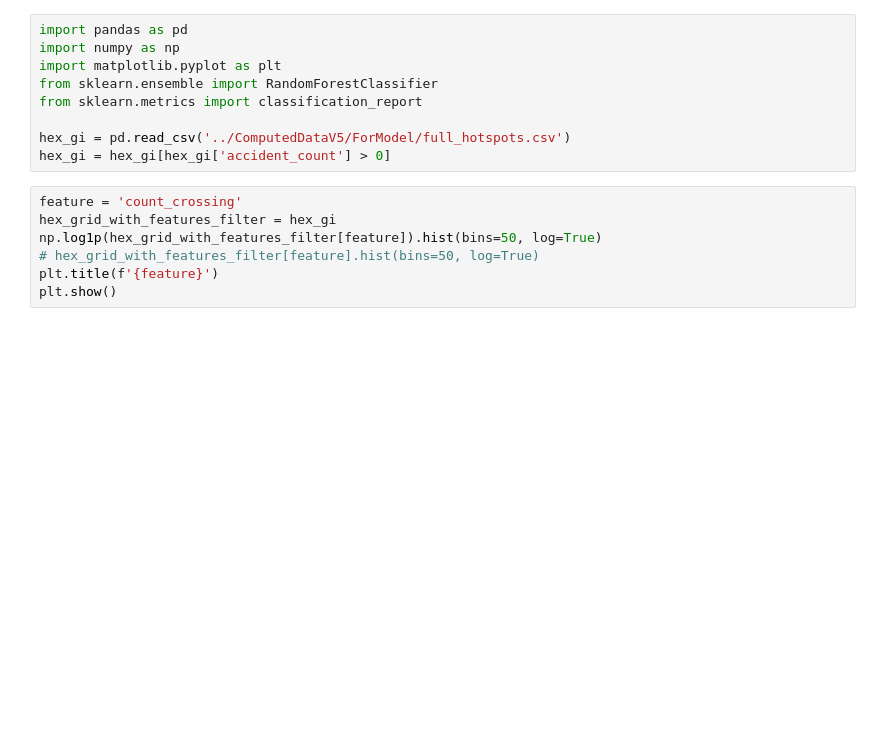
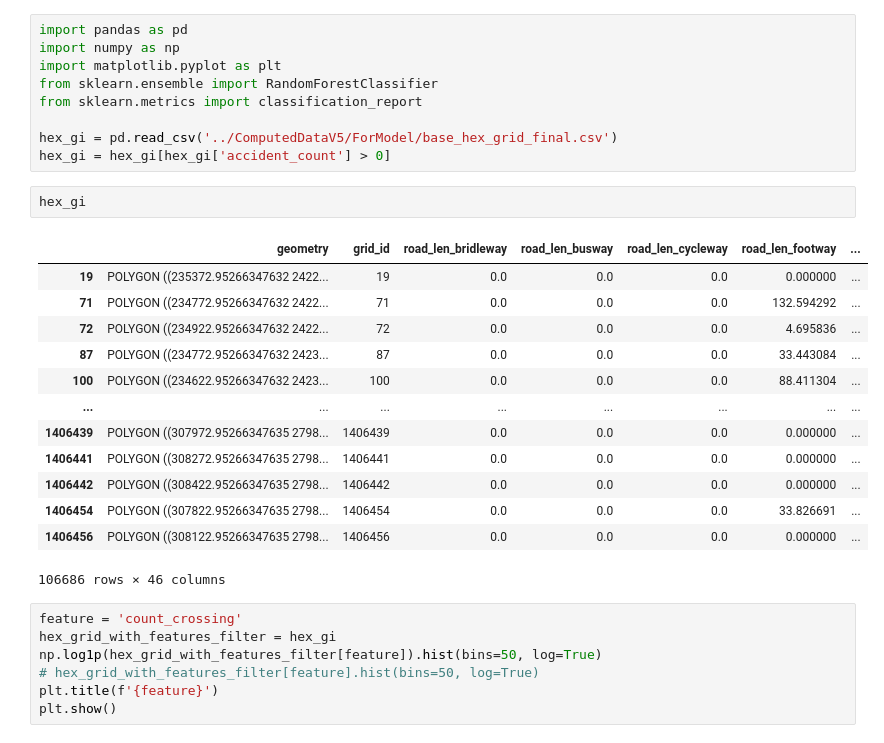
Before and after one commit to kennywang112/ST-RTA, a Jupyter notebook: ModelsV5/Model.ipynb, the cells around one changed output. Drawn from its saved outputs; the diff is of its cells as text; blank space fills up the shorter version.

```diff
--- a/ModelsV5/Model.ipynb
+++ b/ModelsV5/Model.ipynb
@@ -5,8 +5,24 @@ import matplotlib.pyplot as plt
 from sklearn.ensemble import RandomForestClassifier
 from sklearn.metrics import classification_report
 
-hex_gi = pd.read_csv('../ComputedDataV5/ForModel/full_hotspots.csv')
+hex_gi = pd.read_csv('../ComputedDataV5/ForModel/base_hex_grid_final.csv')
 hex_gi = hex_gi[hex_gi['accident_count'] > 0]
+# %%
+hex_gi
+# %% [output]
+|  | geometry | grid_id | road_len_bridleway | road_len_busway | road_len_cycleway | road_len_footway | ... |
+| 19 | POLYGON ((235372.95266347632 2422... | 19 | 0.0 | 0.0 | 0.0 | 0.000000 | ... |
+| 71 | POLYGON ((234772.95266347632 2422... | 71 | 0.0 | 0.0 | 0.0 | 132.594292 | ... |
+| 72 | POLYGON ((234922.95266347632 2422... | 72 | 0.0 | 0.0 | 0.0 | 4.695836 | ... |
+| 87 | POLYGON ((234772.95266347632 2423... | 87 | 0.0 | 0.0 | 0.0 | 33.443084 | ... |
+| 100 | POLYGON ((234622.95266347632 2423... | 100 | 0.0 | 0.0 | 0.0 | 88.411304 | ... |
+| ... | ... | ... | ... | ... | ... | ... | ... |
+| 1406439 | POLYGON ((307972.95266347635 2798... | 1406439 | 0.0 | 0.0 | 0.0 | 0.000000 | ... |
+| 1406441 | POLYGON ((308272.95266347635 2798... | 1406441 | 0.0 | 0.0 | 0.0 | 0.000000 | ... |
+| 1406442 | POLYGON ((308422.95266347635 2798... | 1406442 | 0.0 | 0.0 | 0.0 | 0.000000 | ... |
+| 1406454 | POLYGON ((307822.95266347635 2798... | 1406454 | 0.0 | 0.0 | 0.0 | 33.826691 | ... |
+| 1406456 | POLYGON ((308122.95266347635 2798... | 1406456 | 0.0 | 0.0 | 0.0 | 0.000000 | ... |
+106686 rows × 46 columns
 # %%
 feature = 'count_crossing'
 hex_grid_with_features_filter = hex_gi
```
Also changed, not shown: parts of 3 cells of this notebook, 1 other file.
